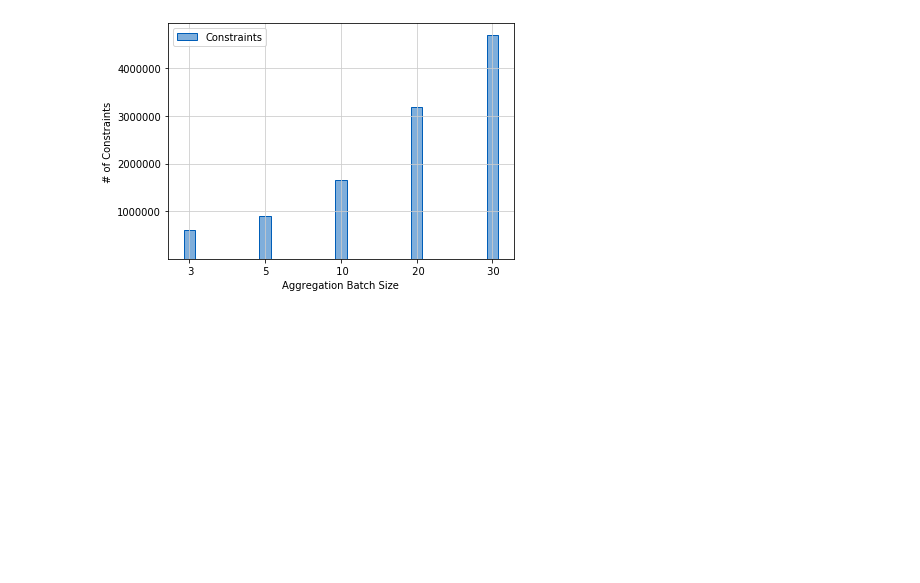
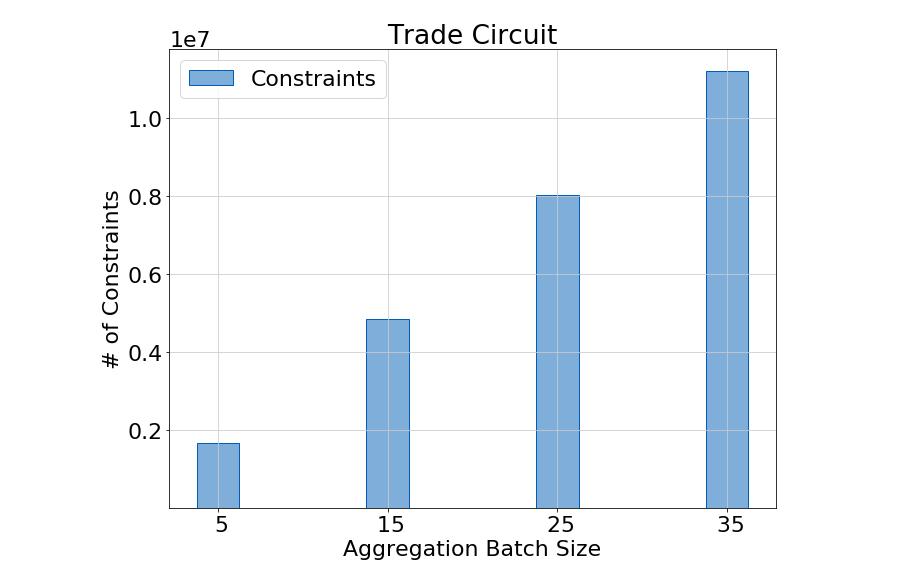
Before and after one commit to petscheit/bachelor, a Jupyter notebook: thesis/diagrams/Diagrams.ipynb, the cells around one changed output. Saved outputs shown, nothing was run; the diff lists cells and outputs as text; code cells hidden in the pictures; blank space fills up the shorter version.

```diff
--- a/thesis/diagrams/Diagrams.ipynb
+++ b/thesis/diagrams/Diagrams.ipynb
@@ -126,32 +136,34 @@ createWitnessProofTime("trade8-faster-server")
 # %%
 def createConstraints(filename):
     data = read_csv(filename + '.csv', ',', False, True)
     constraints = []
     label = []
     for result in data:
         constraints.append(int(data[result][-1]))
         label.append(data[result][1])
     x = np.arange(len(label))  # the label locations
-    width = 0.15  # the width of the bars
+    width = 0.25  # the width of the bars
 
-    fig, ax = plt.subplots()
+    fig, ax = plt.subplots(figsize=(10, 8))
+    plt.rcParams.update({'font.size': 22})
     rects1 = ax.bar(x, constraints, width, label='Constraints', edgecolor='#005eb8', color='#7faedb')
 #     rects2 = ax.bar(x + width/2, setup, width, label='Setup', edgecolor='#ff4c4c', color='#ffa5a5')
     ax.set_ylabel('# of Constraints')
     ax.set_xticks(x)
     ax.set_xlabel('Aggregation Batch Size')
     ax.set_xticklabels(label)
     ax.legend()
 #     ax.semilogy(np.exp(0 / max(constraints)))
     ax.set_ylim(ymin=1)
     fig.tight_layout()
+    plt.title("Trade Circuit")
     plt.rcParams['axes.grid'] = True
     plt.rcParams['grid.color'] = "#cccccc"
-    plt.savefig(filename + '-constraints.png')
+    plt.savefig(filename + '-constraints.png', bbox_inches = 'tight')
     plt.show()
-createConstraints("trade8-server")
+createConstraints("results_final_trade")
 # %% [output]
-[figure, old version]
+[figure, new version]
 # %%
 def createMemUsgCompileSetup(filename):
     data = read_csv(filename + '.csv', ',', False, True)
```
Also changed, not shown: parts of 9 cells of this notebook, 39 other files.
